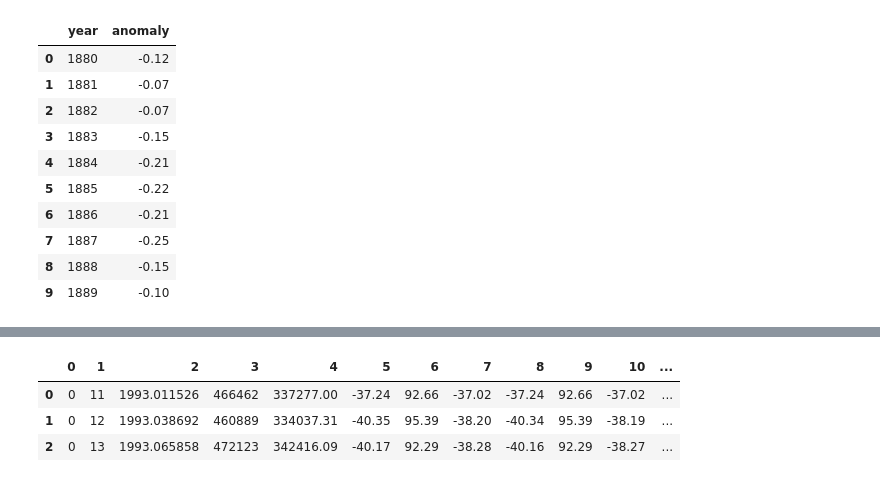
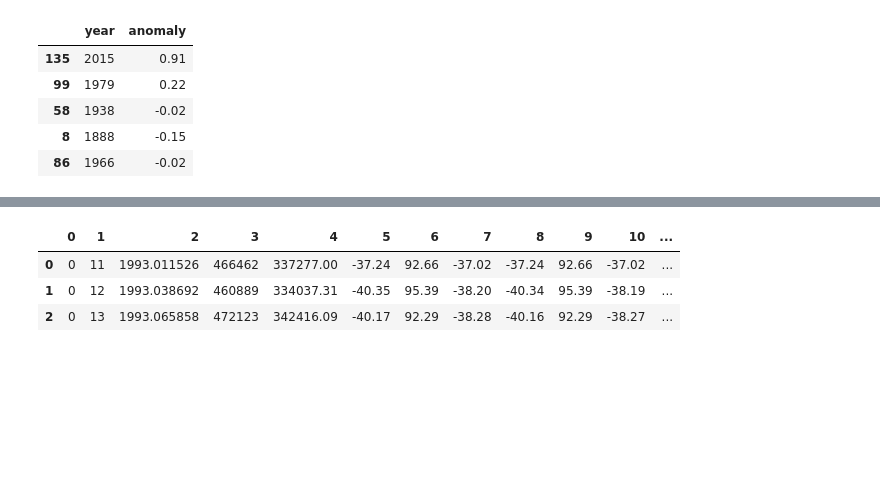
Before and after one commit to jxxcarlson/python-bootcamp-2019, a Jupyter notebook: weekly_lessons/week_2/ClimateDataWithPandas.ipynb, the cells around one changed output, grey strips where cells are left out. Saved outputs shown, nothing was run; the diff lists cells and outputs as text; code cells hidden in the pictures; blank space fills up the shorter version.

```diff
--- a/weekly_lessons/week_2/ClimateDataWithPandas.ipynb
+++ b/weekly_lessons/week_2/ClimateDataWithPandas.ipynb
@@ -11,46 +11,46 @@ import pandas as pd
 # %%
 # What will happen?
 
 # Data=pd.read_csv('data/global_temperature_anomaly.csv')
 
 # Oops! You have to look at the data
 # OK boss, I'm going to the command line
 
 # Your friends:
 
 # cd              -- change directory
 # cd ..           -- go up one level
 # cd -            -- go back to where you were
 # head FILE       -- look at the first few lines of FILE
 # head -12 FILE   -- look at the first 12 lines of FILE
 # tail FILE       -- look at last few lines of FILE
 # tail -8 FILE    -- what does this do?
 # grep 1929 FILE  -- display lines containing 1929
 # grep -v '#'     -- display all line not containing '#'
 # more FILE       -- look at a file
 # cat FILE        -- copy FILE to terminal (stdout)
 # cat FILE > FF   -- copy FILE to FF
 
 # Combining things
 
 # grep -v '#' > anomalies-good.csv.  -- We just cleaned our data in one line!!
-#                               -- How would we do this with the sealevel data?
+#  -- How would we do this with the sealevel data?
 
-df=pd.read_csv('data/anomalies-good.csv', names=["year", "anomaly"])
+
+df=pd.read_csv('data/anomalies-good.csv', header=None, names=["year", "anomaly"])
 df.head(10)
-# Alternatives: omit names..., use header=False, ...
+df.sample(5)
+
+# df=pd.read_csv('data/anomalies-good.csv', names=["year", "anomaly"])
+# df.head(10)
+# Alternatives: omit names..., use header=None, ...
 # %% [output]
 |  | year | anomaly |
-| 0 | 1880 | -0.12 |
-| 1 | 1881 | -0.07 |
-| 2 | 1882 | -0.07 |
-| 3 | 1883 | -0.15 |
-| 4 | 1884 | -0.21 |
-| 5 | 1885 | -0.22 |
-| 6 | 1886 | -0.21 |
-| 7 | 1887 | -0.25 |
+| 135 | 2015 | 0.91 |
+| 99 | 1979 | 0.22 |
+| 58 | 1938 | -0.02 |
 | 8 | 1888 | -0.15 |
-| 9 | 1889 | -0.10 |
+| 86 | 1966 | -0.02 |
 # %%
 # Another way to get out
 df2=pd.read_csv('data/global_temperature_anomaly.csv',skiprows=7, header=None)
```
Also changed, not shown: parts of 8 cells of this notebook, 2 other files.
